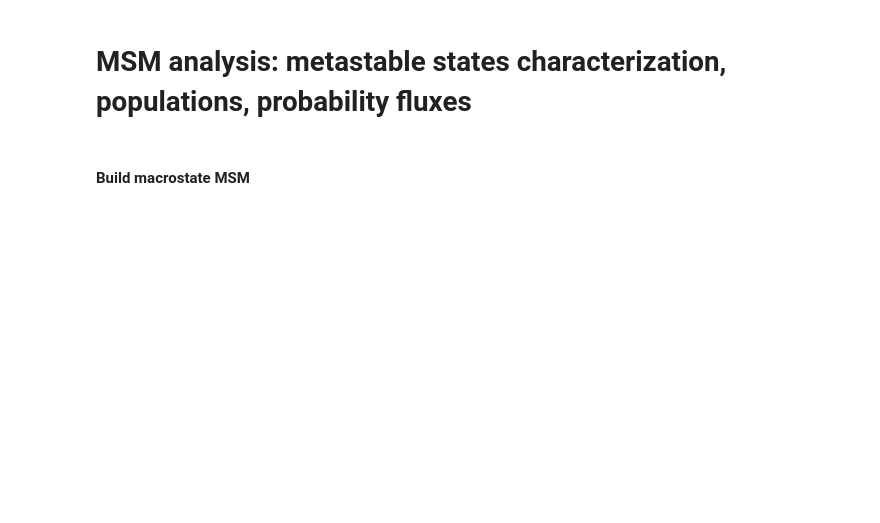
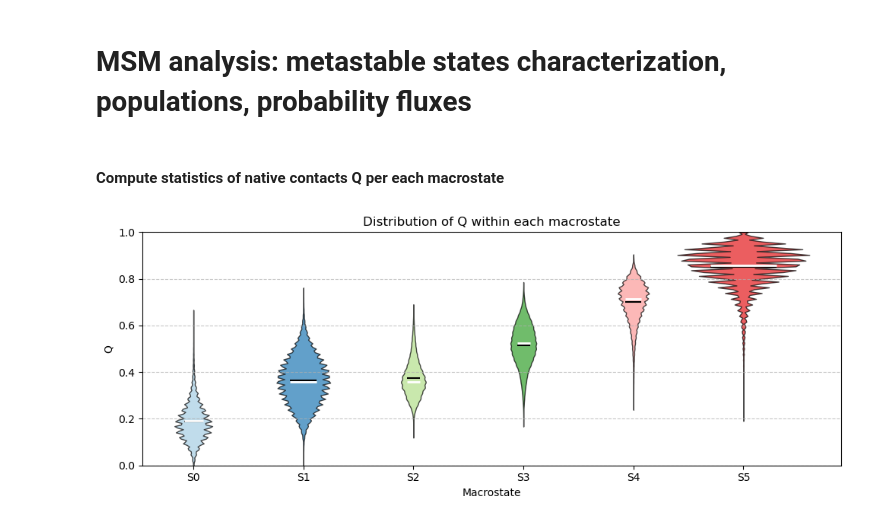
Before and after one commit to miriamzara/MSM, a Jupyter notebook: step_4_analysis.ipynb, the cells around one changed output. Drawn from its saved outputs; the diff is of its cells as text; code cells hidden in the pictures; blank space fills up the shorter version.

```diff
--- a/step_4_analysis.ipynb
+++ b/step_4_analysis.ipynb
@@ -20,2 +17,60 @@ pca_traj = np.load("intermediate_outputs/mindists2_pca_5.npz")['arr_0']
-# %% [markdown]
-#### Build macrostate MSM
+# %%
+Q_timeseries = np.load("intermediate_outputs/Q_timeseries.npy")
+macro_traj = np.load(f"intermediate_outputs/traj_pcca_{n_macro}_assignments.npy")
+pca_traj = np.load("intermediate_outputs/mindists2_pca_5.npz")['arr_0']
+# %%
+average_Q_per_macrostate = []
+for id in range(n_macro):
+    frames = Q_timeseries[macro_traj == id]
+    average_Q_per_macrostate.append(frames.mean())
+
+# Renumber macrostates by average Q
+sorted_indices = np.argsort(average_Q_per_macrostate)
+
+dict = {old: new for new, old in enumerate(sorted_indices)}
+macro_traj = np.array([dict[old] for old in macro_traj])
+# %% [markdown]
+#### Compute statistics of native contacts Q per each macrostate
+# %%
+fig, ax = plt.subplots(figsize=(10, 4))
+
+# Collect Q values for each macrostate
+data = [
+    Q_timeseries[macro_traj == i]
+    for i in range(n_macro)
+]
+populations = np.bincount(macro_traj) / len(macro_traj)
+
+
+vp = ax.violinplot(
+    data,
+    positions=np.arange(n_macro),
+    widths=0.2 + populations / populations.max(),
+    showmeans=True,
+    showmedians=True,
+    showextrema=False,
+)
+
+# Color violins
+for body, color in zip(vp['bodies'], color_sequence[:n_macro]):
+    body.set_facecolor(color)
+    body.set_edgecolor('black')
+    body.set_alpha(0.7)
+
+# Style mean/median lines
+vp['cmeans'].set_color('black')
+vp['cmedians'].set_color('white')
+vp['cmedians'].set_linewidth(2)
+
+ax.set_xticks(np.arange(n_macro))
+ax.set_xticklabels([f"S{i}" for i in range(n_macro)])
+ax.set_xlabel("Macrostate")
+ax.set_ylabel("Q")
+ax.set_title("Distribution of Q within each macrostate")
+
+ax.set_ylim(0, 1)
+ax.grid(axis='y', linestyle='--', alpha=0.7)
+plt.tight_layout()
+plt.show()
+# %% [output]
+[figure, added]
```
Also changed, not shown: parts of 12 cells of this notebook, 5 other files.
